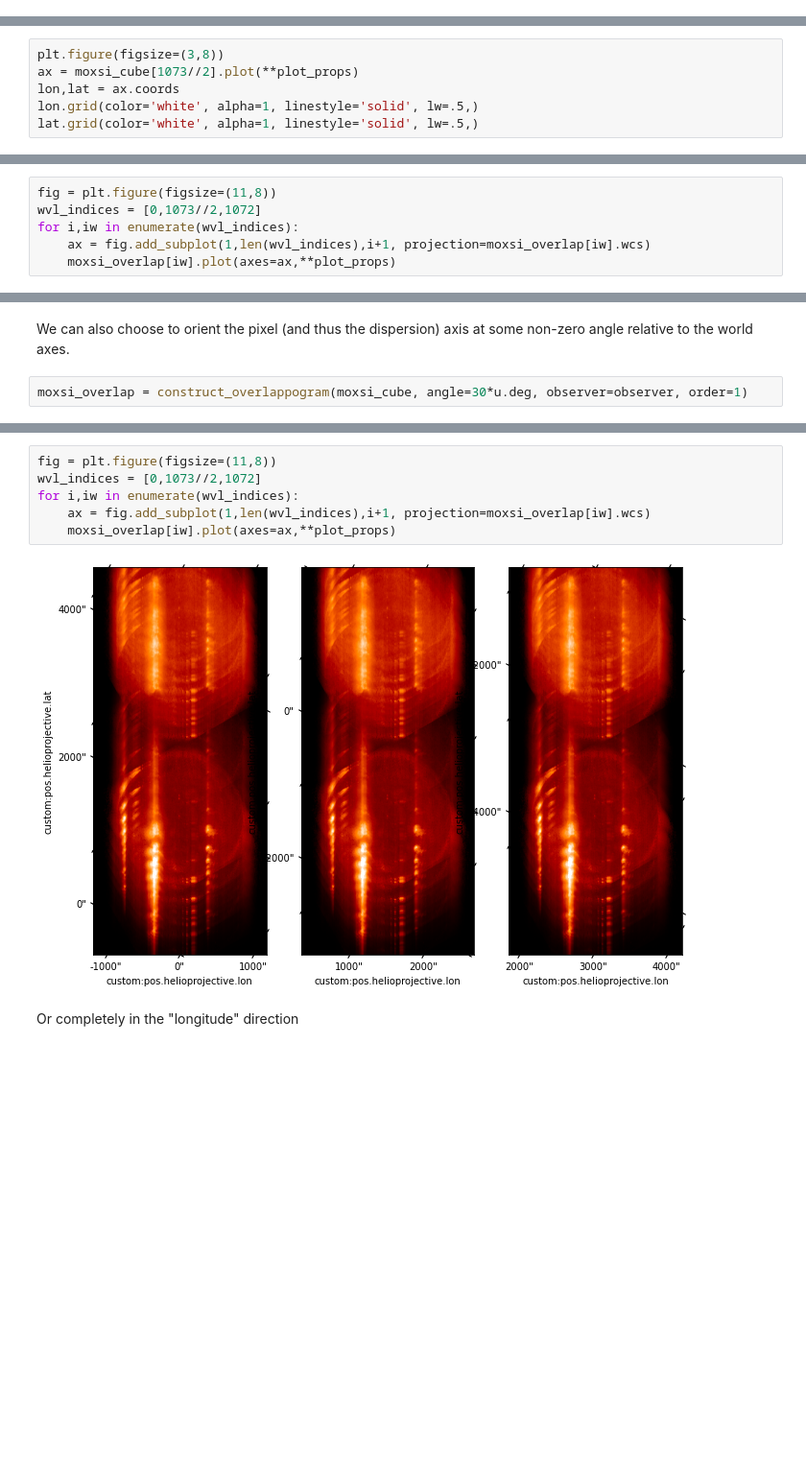
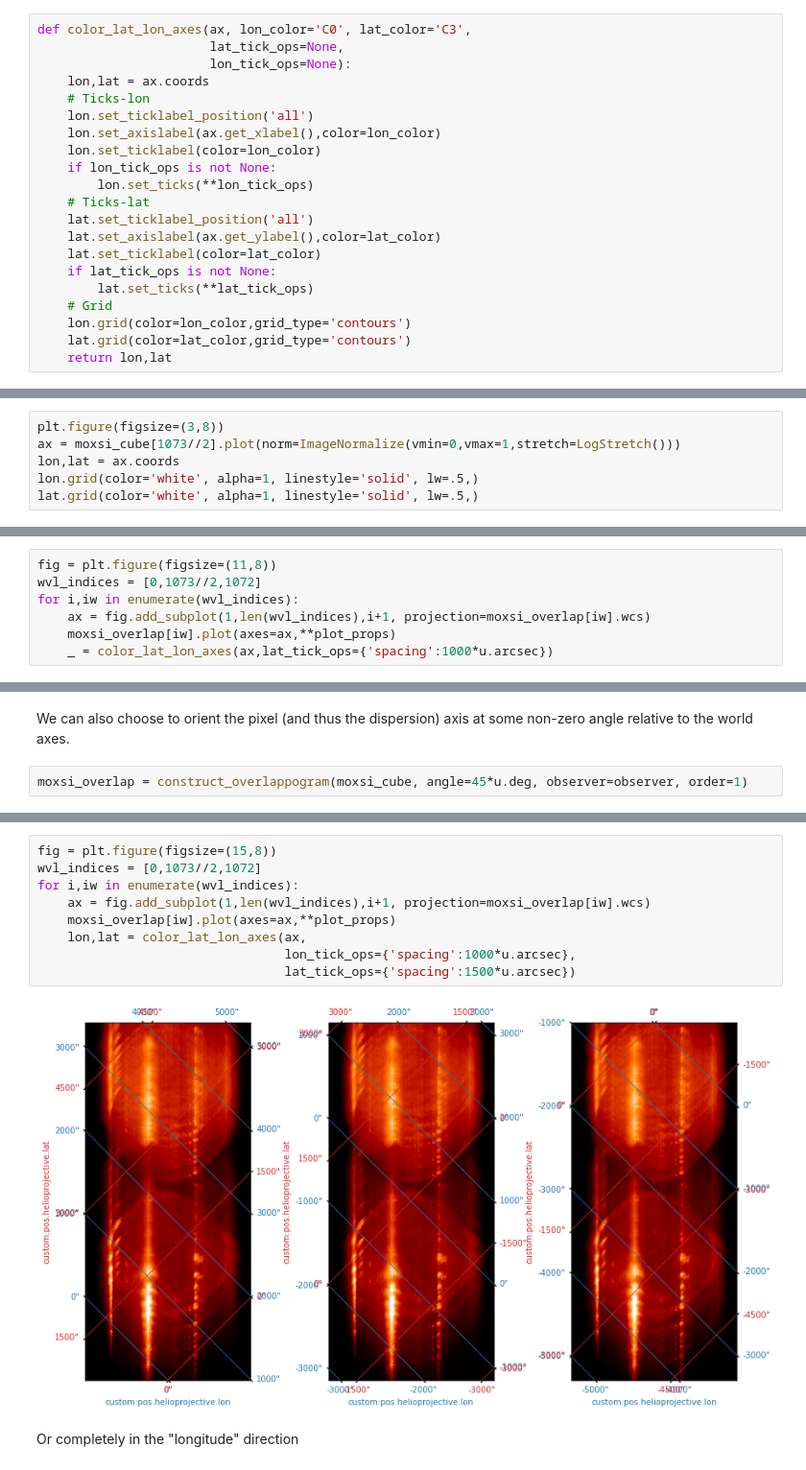
Before and after one commit to wtbarnes/moxsi-science-planning, a Jupyter notebook: notebooks/overlappogram-wcs-demo.ipynb, the cells around one changed output, grey strips where cells are left out. Shown: that part at 96% size. Cells and saved outputs as stored; diff of their text form; blank space fills up the shorter version.

```diff
--- a/notebooks/overlappogram-wcs-demo.ipynb
+++ b/notebooks/overlappogram-wcs-demo.ipynb
@@ -11,6 +11,27 @@ import sunpy.map
 from sunpy.coordinates import get_earth
 sys.path.append('../scripts')
 from util import make_moxsi_ndcube, construct_overlappogram
+# %%
+def color_lat_lon_axes(ax, lon_color='C0', lat_color='C3',
+                       lat_tick_ops=None,
+                       lon_tick_ops=None):
+    lon,lat = ax.coords
+    # Ticks-lon
+    lon.set_ticklabel_position('all')
+    lon.set_axislabel(ax.get_xlabel(),color=lon_color)
+    lon.set_ticklabel(color=lon_color)
+    if lon_tick_ops is not None:
+        lon.set_ticks(**lon_tick_ops)
+    # Ticks-lat
+    lat.set_ticklabel_position('all')
+    lat.set_axislabel(ax.get_ylabel(),color=lat_color)
+    lat.set_ticklabel(color=lat_color)
+    if lat_tick_ops is not None:
+        lat.set_ticks(**lat_tick_ops)
+    # Grid
+    lon.grid(color=lon_color,grid_type='contours')
+    lat.grid(color=lat_color,grid_type='contours')
+    return lon,lat
 # %%
 norm=ImageNormalize(vmin=0,vmax=1e2,stretch=LogStretch())
 cmap='hinodexrt'
@@ -40,7 +61,7 @@ savdata = readsav('../data/forDan_MOXSI_DATA_09112020_0440_feldman.sav')
 moxsi_cube = make_moxsi_ndcube(savdata['moxsi1_img'],savdata['cubixss_wave']*u.angstrom)
 # %%
 plt.figure(figsize=(3,8))
-ax = moxsi_cube[1073//2].plot(**plot_props)
+ax = moxsi_cube[1073//2].plot(norm=ImageNormalize(vmin=0,vmax=1,stretch=LogStretch()))
 lon,lat = ax.coords
 lon.grid(color='white', alpha=1, linestyle='solid', lw=.5,)
 lat.grid(color='white', alpha=1, linestyle='solid', lw=.5,)
@@ -67,4 +88,5 @@ wvl_indices = [0,1073//2,1072]
 for i,iw in enumerate(wvl_indices):
     ax = fig.add_subplot(1,len(wvl_indices),i+1, projection=moxsi_overlap[iw].wcs)
     moxsi_overlap[iw].plot(axes=ax,**plot_props)
+    _ = color_lat_lon_axes(ax,lat_tick_ops={'spacing':1000*u.arcsec})
 # %% [output]
@@ -72,6 +94,6 @@ for i,iw in enumerate(wvl_indices):
 # %% [markdown]
 We can also choose to orient the pixel (and thus the dispersion) axis at some non-zero angle relative to the world axes.
 # %%
-moxsi_overlap = construct_overlappogram(moxsi_cube, angle=30*u.deg, observer=observer, order=1)
+moxsi_overlap = construct_overlappogram(moxsi_cube, angle=45*u.deg, observer=observer, order=1)
 # %% [output]
 WARNING: target cannot be converted to ICRS, so will not be set on SpectralCoord [astropy.wcs.wcsapi.fitswcs]
@@ -79,11 +101,14 @@ WARNING: FITSFixedWarning: 'datfix' made the change 'Set MJD-OBS to 59641.725520
 # %%
-fig = plt.figure(figsize=(11,8))
+fig = plt.figure(figsize=(15,8))
 wvl_indices = [0,1073//2,1072]
 for i,iw in enumerate(wvl_indices):
     ax = fig.add_subplot(1,len(wvl_indices),i+1, projection=moxsi_overlap[iw].wcs)
     moxsi_overlap[iw].plot(axes=ax,**plot_props)
+    lon,lat = color_lat_lon_axes(ax,
+                                 lon_tick_ops={'spacing':1000*u.arcsec},
+                                 lat_tick_ops={'spacing':1500*u.arcsec})
 # %% [output]
-[figure, old version]
+[figure, new version]
 # %% [markdown]
 Or completely in the "longitude" direction
 # %%
```
Also changed, not shown: parts of 11 cells of this notebook, 2 other files.
